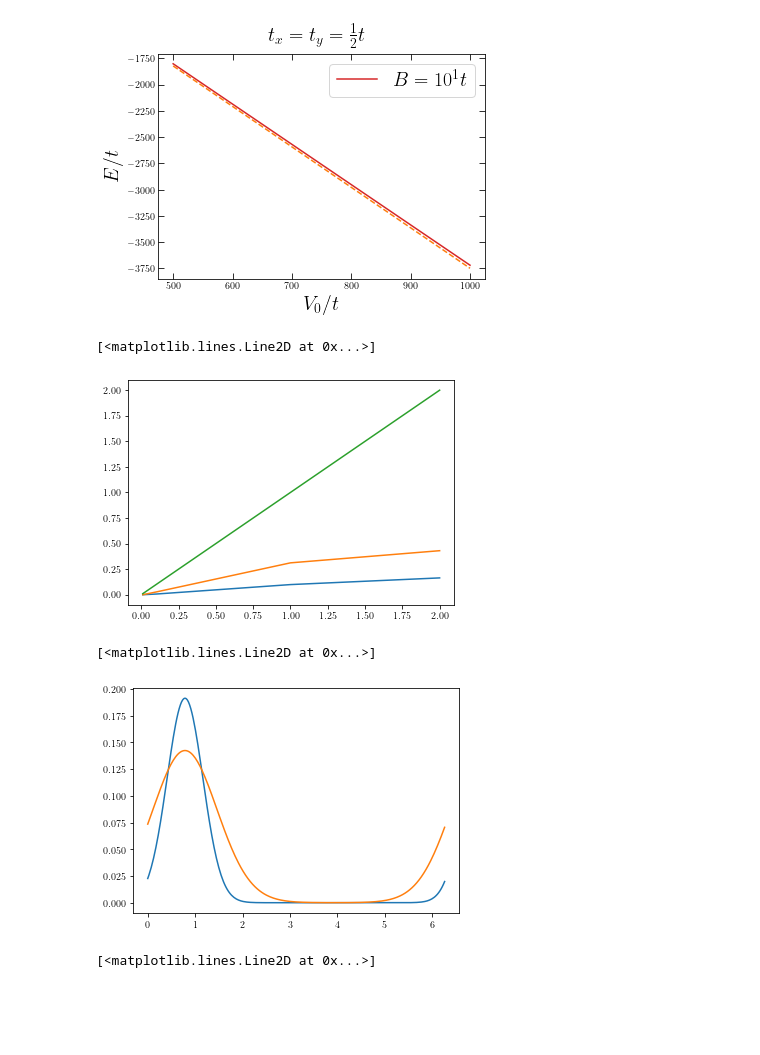
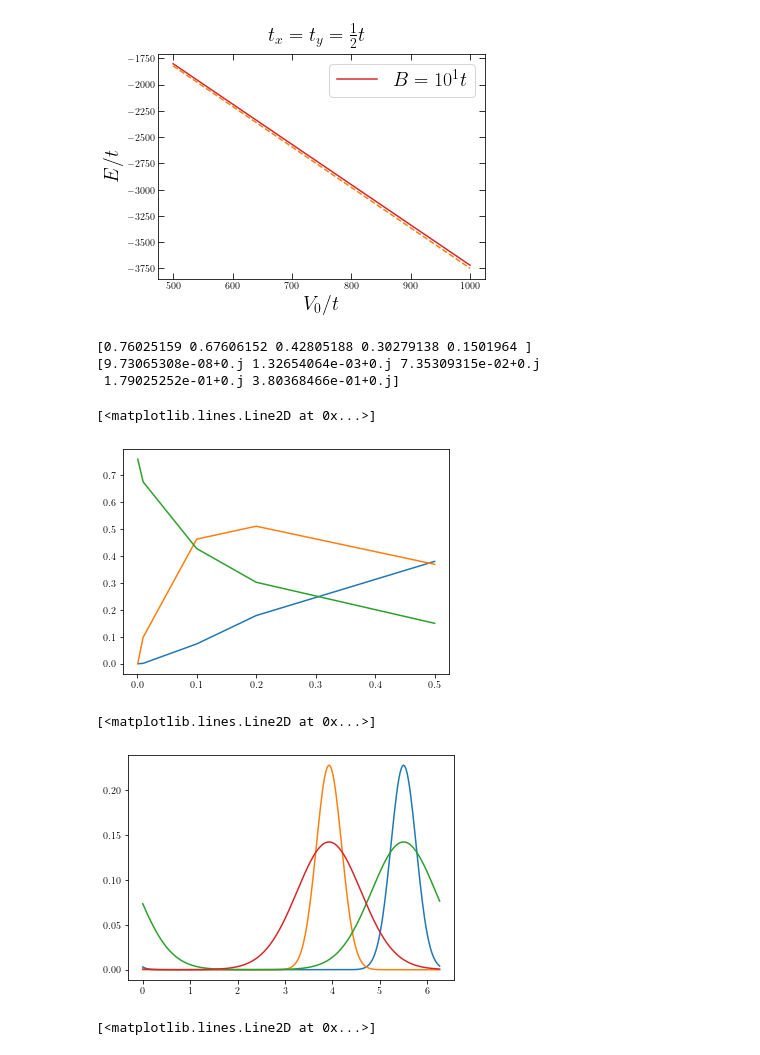
Before and after one commit to Progklui/rotor_lattice_models, a Jupyter notebook: perturbation_theory.ipynb, the cells around one changed output. Saved outputs shown, nothing was run; the diff lists cells and outputs as text; code cells hidden in the pictures; blank space fills up the shorter version.

```diff
--- a/perturbation_theory.ipynb
+++ b/perturbation_theory.ipynb
@@ -1480,27 +1479,43 @@ tx_Or_01 = tx*overlap_exc/t
+# %%
+print(-(B_arr/4)*4*scipy.special.mathieu_a(0, 2*V_0_pert_test/B_arr)/t)
+print(tx_Or_00)
+# %% [output]
+[0.76025159 0.67606152 0.42805188 0.30279138 0.1501964 ]
+[9.73065308e-08+0.j 1.32654064e-03+0.j 7.35309315e-02+0.j
+ 1.79025252e-01+0.j 3.80368466e-01+0.j]
 # %%
 plt.plot(B_arr/t, tx_Or_00)
-plt.plot(B_arr/t, -tx_Or_01)
-plt.plot(B_arr/t, B_arr/t)
+plt.plot(B_arr/t, tx_Or_01)
+plt.plot(B_arr/t, -(B_arr/4)*4*scipy.special.mathieu_a(0, 2*V_0_pert_test/B_arr)/t)
 # %% [output]
 [<matplotlib.lines.Line2D at 0x...>]
-[figure, old version]
+[figure, new version]
 # %%
 n = 256
 x = (2*np.pi/n)*np.arange(n)
 
-mathieu_parameter = 2*200/2.0
-y, yp = scipy.special.mathieu_cem(0, mathieu_parameter, (x+3*np.pi/4)/2*180/np.pi)
+mathieu_parameter = 2*800/2.0
+y, yp = scipy.special.mathieu_cem(0, mathieu_parameter, (x-3*np.pi/4)/2*180/np.pi)
 y = y/np.sqrt(np.sum(y*y))
 
-mathieu_parameter = 2*2e6/20000.0
-y1, yp = scipy.special.mathieu_cem(0, mathieu_parameter, (x+3*np.pi/4)/2*180/np.pi)
+y1, yp = scipy.special.mathieu_cem(0, mathieu_parameter, (x-np.pi/4)/2*180/np.pi)
 y1 = y1/np.sqrt(np.sum(y1*y1))
+
+mathieu_parameter = 2*10
+ye, yp = scipy.special.mathieu_cem(0, mathieu_parameter, (x-3*np.pi/4)/2*180/np.pi)
+ye = ye/np.sqrt(np.sum(ye*ye))
+
+ye1, yp = scipy.special.mathieu_cem(0, mathieu_parameter, (x-np.pi/4)/2*180/np.pi)
+ye1 = ye1/np.sqrt(np.sum(ye1*ye1))
 
 plt.plot(x,y)
 plt.plot(x,y1)
+
+plt.plot(x,ye)
+plt.plot(x,ye1)
 # %% [output]
 [<matplotlib.lines.Line2D at 0x...>]
-[figure, old version]
+[figure, new version]
 # %%
 overlap_mat_exp = np.zeros(len(B_arr), dtype=complex)
 for i in range(len(B_arr)):
```
Also changed, not shown: parts of 3 cells of this notebook.
